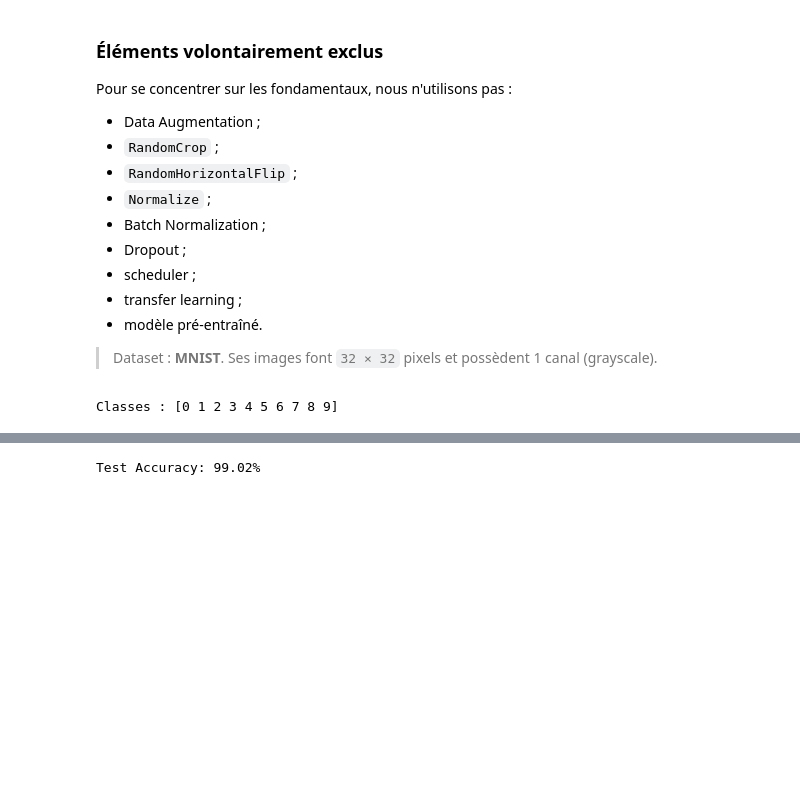
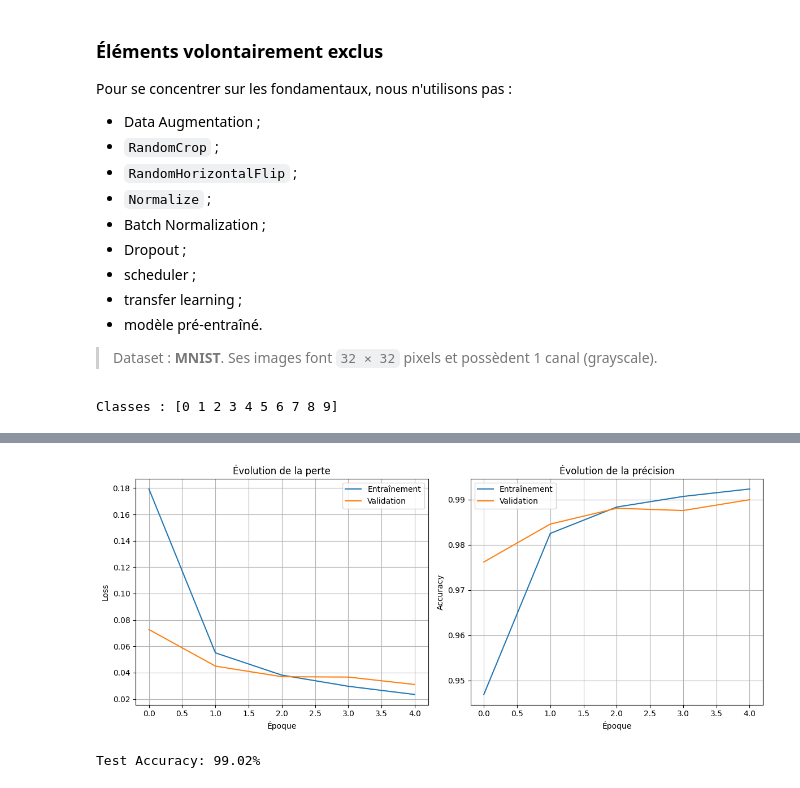
Before and after one commit to koussamohamedanis-lab/Construire-CNN-simple-avec-TensorFlow-sans-augmentation, a Jupyter notebook: TP_CNN_simple_TensorFlow_sans_augmentation.ipynb, the cells around one changed output, grey strips where cells are left out. Drawn from its saved outputs; the diff is of its cells as text; code cells hidden in the pictures; blank space fills up the shorter version.

```diff
--- a/TP_CNN_simple_TensorFlow_sans_augmentation.ipynb
+++ b/TP_CNN_simple_TensorFlow_sans_augmentation.ipynb
@@ -123,4 +128,34 @@ Epoch 5/5
 <keras.src.callbacks.history.History at 0x...>
+# %%
+# 5. Tracer l'historique de l'entraînement
+history = model.history.history
+
+plt.figure(figsize=(12, 5))
+
+# Courbes de perte
+plt.subplot(1, 2, 1)
+plt.plot(history["loss"], label="Entraînement")
+plt.plot(history["val_loss"], label="Validation")
+plt.title("Évolution de la perte")
+plt.xlabel("Époque")
+plt.ylabel("Loss")
+plt.legend()
+plt.grid(True)
+
+# Courbes de précision
+plt.subplot(1, 2, 2)
+plt.plot(history["accuracy"], label="Entraînement")
+plt.plot(history["val_accuracy"], label="Validation")
+plt.title("Évolution de la précision")
+plt.xlabel("Époque")
+plt.ylabel("Accuracy")
+plt.legend()
+plt.grid(True)
+
+plt.tight_layout()
+plt.show()
+# %% [output]
+[figure, added]
 # %%
 # 5. Evaluate final performance
 test_loss, test_acc = model.evaluate(X_test, y_test, verbose=0)
```
Also changed, not shown: parts of 3 cells of this notebook.
